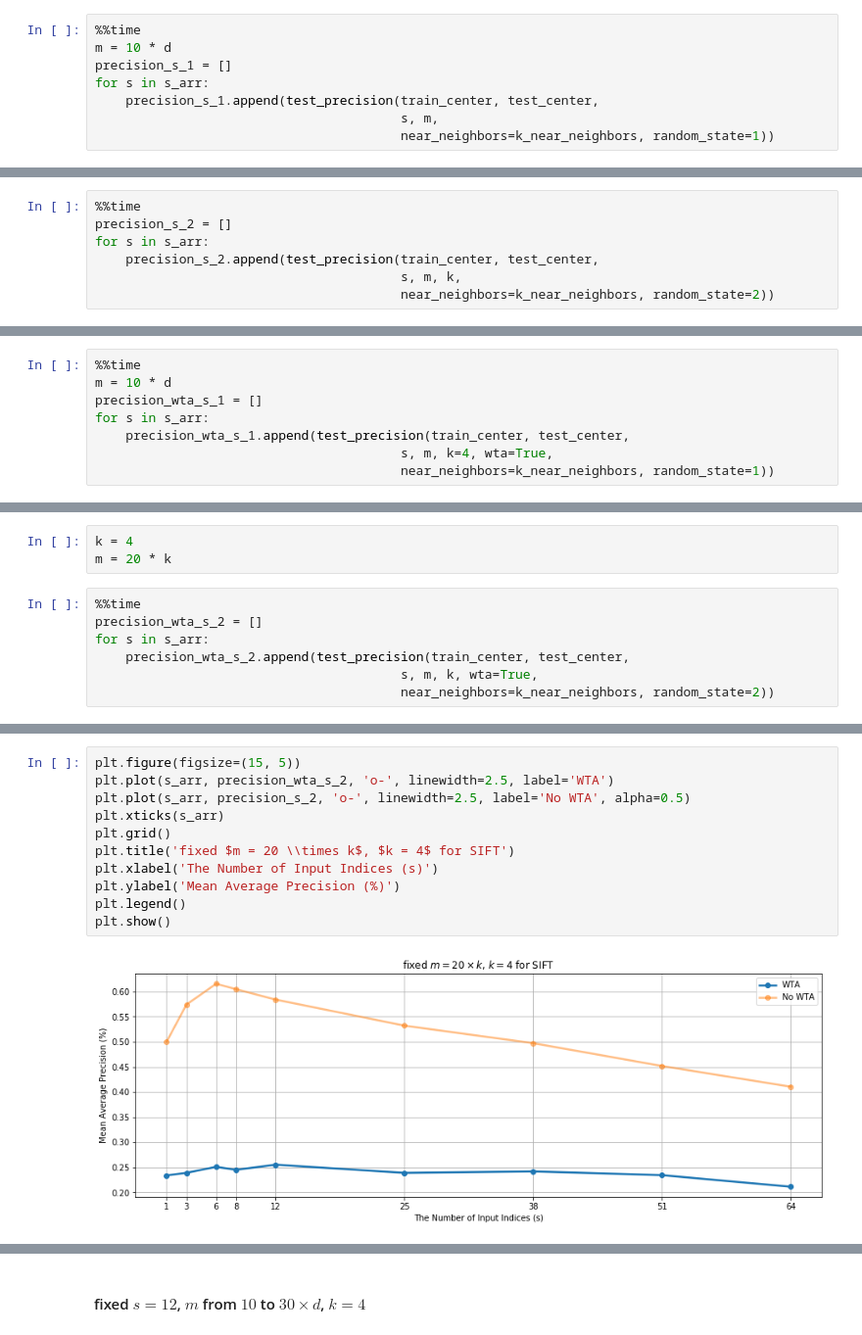
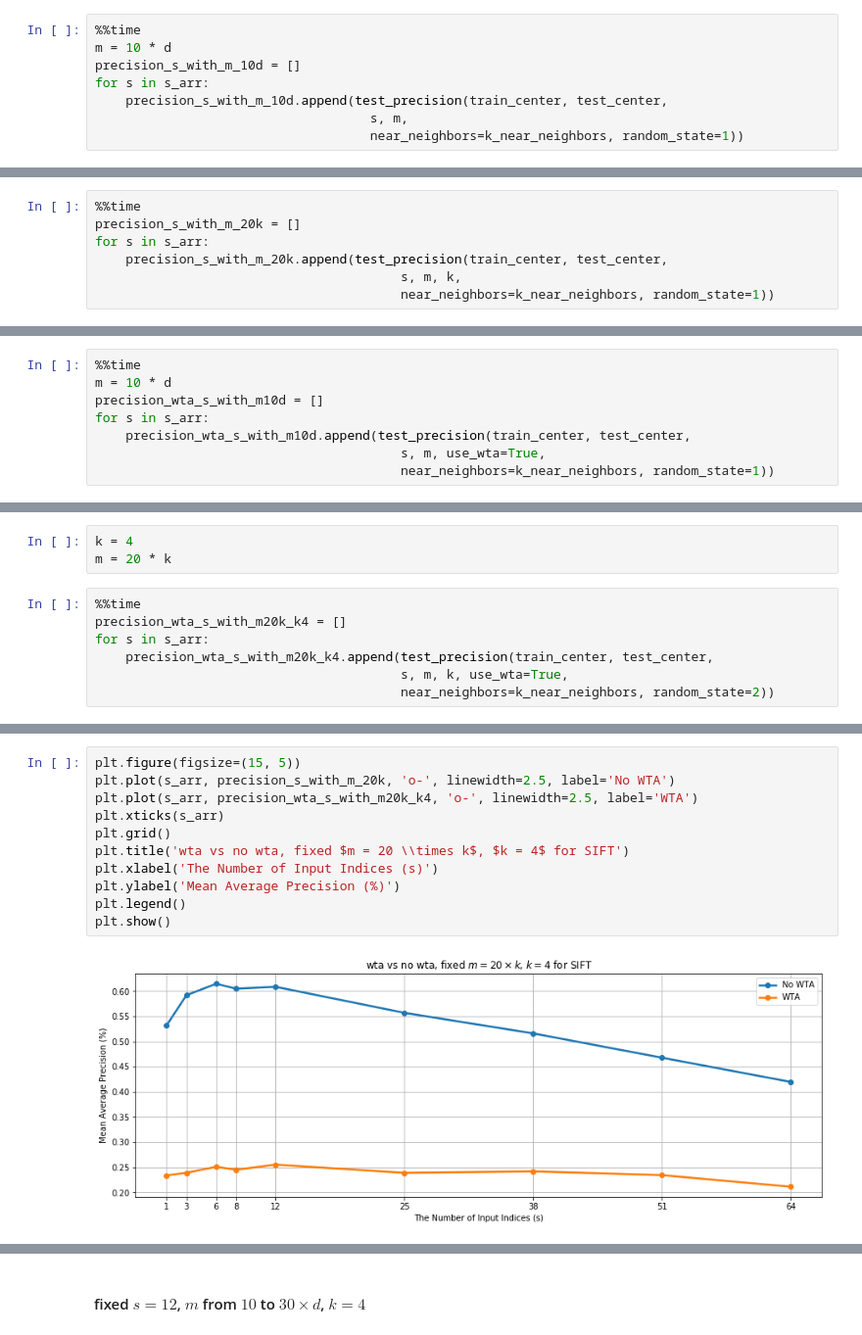
Before and after one commit to kk9six/Learn-LSH, a Jupyter notebook: 2018-A Neural Algorithm for A Fundamental Computing Problem.ipynb, the cells around one changed output, grey strips where cells are left out. Shown at 98% size. Saved outputs shown, nothing was run; the diff lists cells and outputs as text.

```diff
--- a/2018-A Neural Algorithm for A Fundamental Computing Problem.ipynb
+++ b/2018-A Neural Algorithm for A Fundamental Computing Problem.ipynb
@@ -273,9 +353,9 @@ array([ 2,  4,  6,  8, 10, 12, 14, 16, 18, 20, 22, 24, 26, 28, 30, 32, 34,
 # %%
 %%time
 m = 10 * d
-precision_s_1 = []
+precision_s_with_m_10d = []
 for s in s_arr:
-    precision_s_1.append(test_precision(train_center, test_center,
-                                        s, m,
-                                        near_neighbors=k_near_neighbors, random_state=1))
+    precision_s_with_m_10d.append(test_precision(train_center, test_center,
+                                    s, m,
+                                    near_neighbors=k_near_neighbors, random_state=1))
 # %% [output]
@@ -299,9 +379,9 @@ k = 4
 m = 20 * k
 # %%
 %%time
-precision_s_2 = []
+precision_s_with_m_20k = []
 for s in s_arr:
-    precision_s_2.append(test_precision(train_center, test_center,
+    precision_s_with_m_20k.append(test_precision(train_center, test_center,
                                         s, m, k,
-                                        near_neighbors=k_near_neighbors, random_state=2))
+                                        near_neighbors=k_near_neighbors, random_state=1))
 # %% [output]
@@ -470,9 +547,9 @@ array([ 1,  3,  6,  8, 12, 25, 38, 51, 64])
 # %%
 %%time
 m = 10 * d
-precision_wta_s_1 = []
+precision_wta_s_with_m10d = []
 for s in s_arr:
-    precision_wta_s_1.append(test_precision(train_center, test_center,
-                                        s, m, k=4, wta=True,
+    precision_wta_s_with_m10d.append(test_precision(train_center, test_center,
+                                        s, m, use_wta=True,
                                         near_neighbors=k_near_neighbors, random_state=1))
 # %% [output]
@@ -498,9 +577,9 @@ k = 4
 m = 20 * k
 # %%
 %%time
-precision_wta_s_2 = []
+precision_wta_s_with_m20k_k4 = []
 for s in s_arr:
-    precision_wta_s_2.append(test_precision(train_center, test_center,
-                                        s, m, k, wta=True,
+    precision_wta_s_with_m20k_k4.append(test_precision(train_center, test_center,
+                                        s, m, k, use_wta=True,
                                         near_neighbors=k_near_neighbors, random_state=2))
 # %% [output]
@@ -509,13 +588,13 @@ Wall time: 2min 14s
 # %%
 plt.figure(figsize=(15, 5))
-plt.plot(s_arr, precision_wta_s_2, 'o-', linewidth=2.5, label='WTA')
-plt.plot(s_arr, precision_s_2, 'o-', linewidth=2.5, label='No WTA', alpha=0.5)
+plt.plot(s_arr, precision_s_with_m_20k, 'o-', linewidth=2.5, label='No WTA')
+plt.plot(s_arr, precision_wta_s_with_m20k_k4, 'o-', linewidth=2.5, label='WTA')
 plt.xticks(s_arr)
 plt.grid()
-plt.title('fixed $m = 20 \\times k$, $k = 4$ for SIFT')
+plt.title('wta vs no wta, fixed $m = 20 \\times k$, $k = 4$ for SIFT')
 plt.xlabel('The Number of Input Indices (s)')
 plt.ylabel('Mean Average Precision (%)')
 plt.legend()
 plt.show()
 # %% [output]
-[figure, old version]
+[figure, new version]
```
Also changed, not shown: parts of 144 cells of this notebook.
